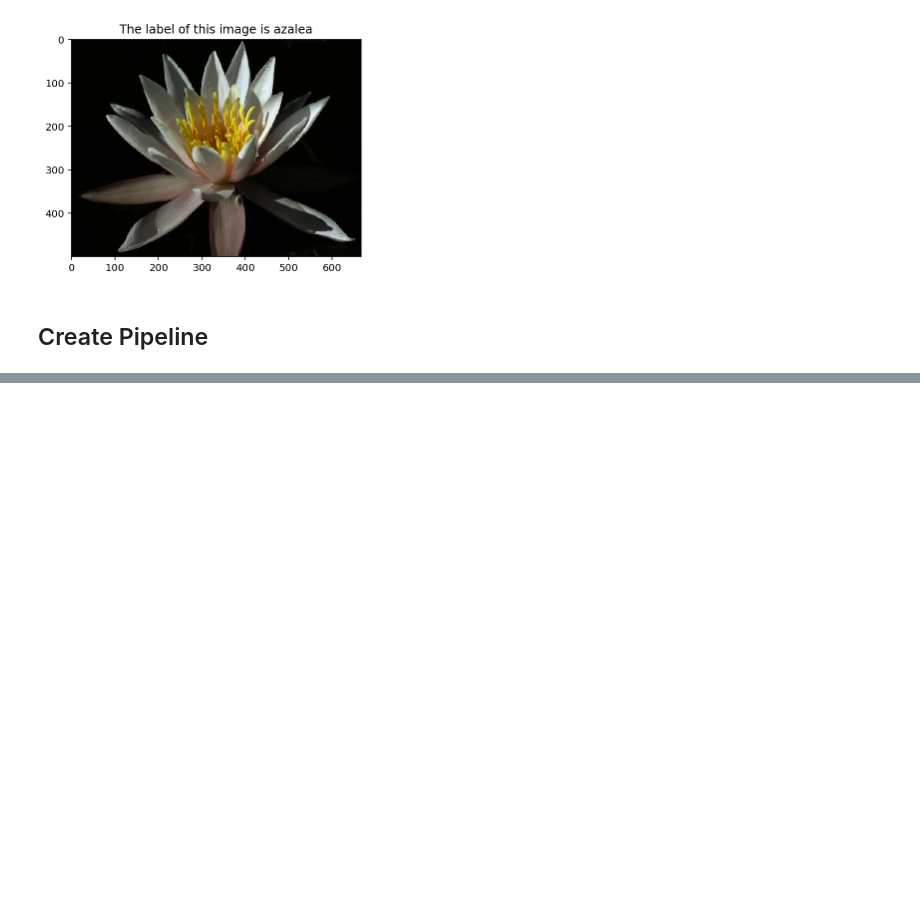
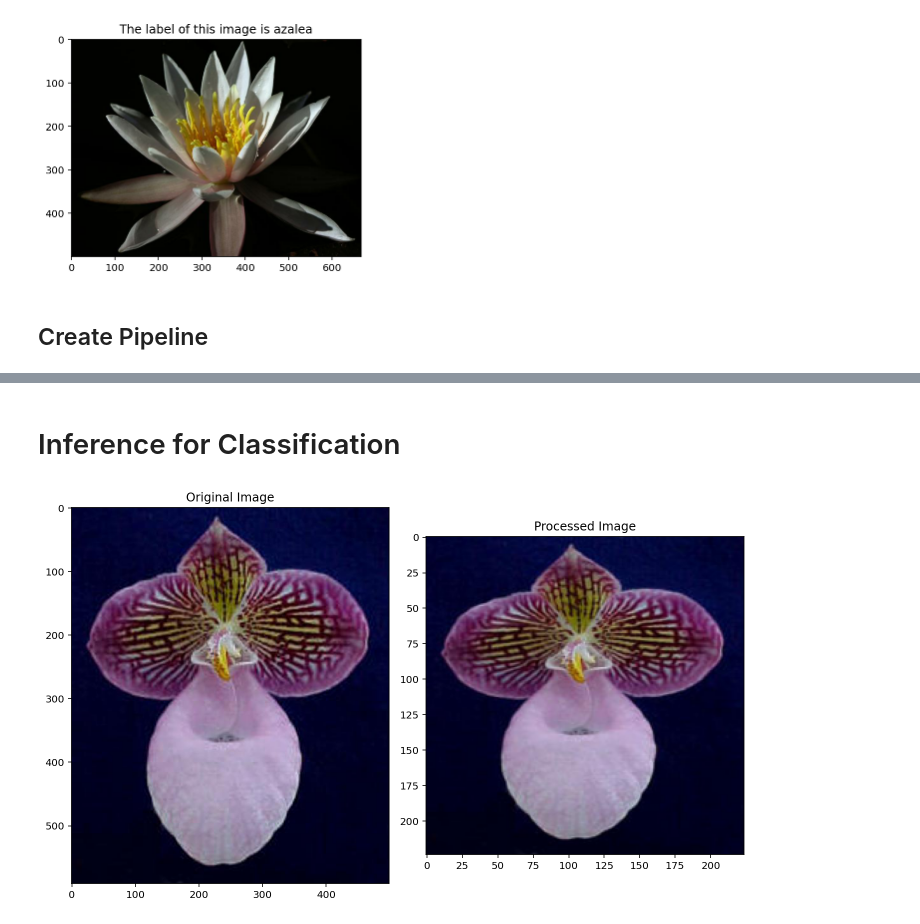
Before and after one commit to adhamalhossary/image_classifier, a Jupyter notebook: Image_Classifier.ipynb, the cells around one changed output, grey strips where cells are left out. Saved outputs shown, nothing was run; the diff lists cells and outputs as text; code cells hidden in the pictures; blank space fills up the shorter version.

```diff
--- a/Image_Classifier.ipynb
+++ b/Image_Classifier.ipynb
@@ -182,0 +332,29 @@ testing_batches = testing_set.map(format_image).batch(batch_size).prefetch(1)
+# %% [markdown]
+# Inference for Classification
+# %%
+def process_image(image):
+
+  tensor_image = tf.convert_to_tensor(image)
+  tensor_image = tf.image.resize(image,(224,224))
+  tensor_image /= 255
+  numpy_image = tensor_image.numpy()
+
+  return numpy_image
+# %%
+from PIL import Image
+
+image_path = './test_images/hard-leaved_pocket_orchid.jpg'
+im = Image.open(image_path)
+test_image = np.asarray(im)
+
+processed_test_image = process_image(test_image)
+
+fig, (ax1, ax2) = plt.subplots(figsize=(10,10), ncols=2)
+ax1.imshow(test_image)
+ax1.set_title('Original Image')
+ax2.imshow(processed_test_image)
+ax2.set_title('Processed Image')
+plt.tight_layout()
+plt.show()
+# %% [output]
+[figure, added]
```
Also changed, not shown: parts of 18 cells of this notebook.
